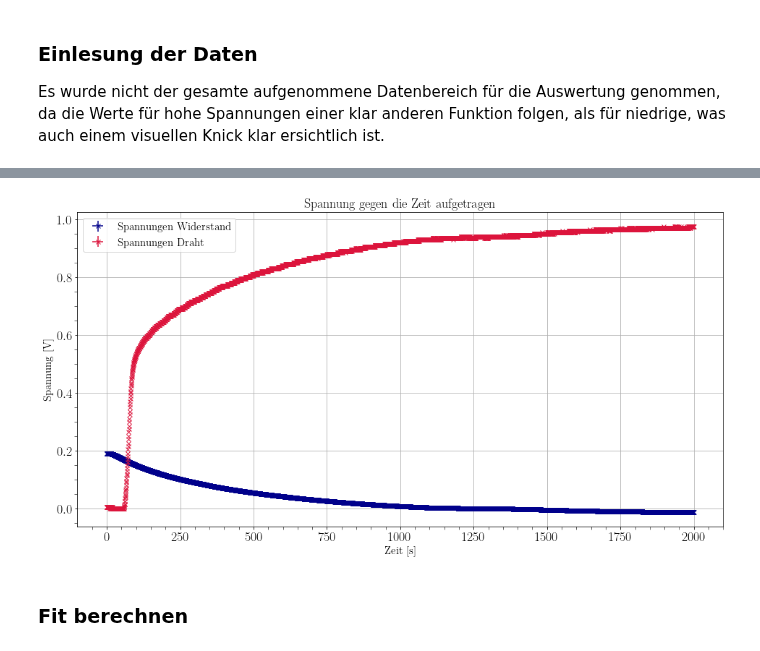
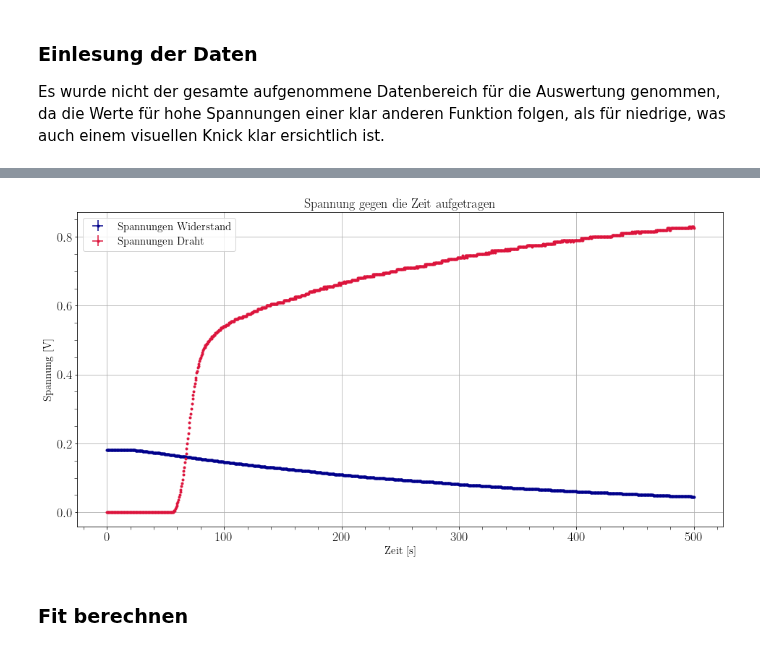
Before and after one commit to MayerPablo/FP, a Jupyter notebook: Supraleiter/Supraleier.ipynb, the cells around one changed output, grey strips where cells are left out. Saved outputs shown, nothing was run; the diff lists cells and outputs as text; code cells hidden in the pictures.

```diff
--- a/Supraleiter/Supraleier.ipynb
+++ b/Supraleiter/Supraleier.ipynb
@@ -211,22 +231,22 @@ spannungUB1quarterGoofyAhMessung2 = quarterGoofyAhMessung['Spannung U_B1 / V'].t
 # %%
 # Plotgröße anpassen
 plt.figure(figsize=(16, 8))
 
 # Gemessene Spannungswerte auftragen
-plt.errorbar(zeitMessungKaltWarmHTS, spannungUA1MessungKaltWarmHTS, xerr=0, yerr=0,
-             fmt='.', color='darkblue', label='Spannungen Widerstand', marker='x')
+plt.errorbar(zeitMessung1HTS, spannungUA1Messung1HTS, xerr=0, yerr=0,
+             fmt='.', color='darkblue', label='Spannungen Widerstand')
 
-plt.errorbar(zeitMessungKaltWarmHTS, spannungUB1MessungKaltWarmHTS, xerr=0, yerr=0,
-             fmt='.', color='crimson', label='Spannungen Draht', marker='x')
+plt.errorbar(zeitMessung1HTS, spannungUB1Messung1HTS, xerr=0, yerr=0,
+             fmt='.', color='crimson', label='Spannungen Draht')
 
 # labels und legend
 plt.xlabel(r'Zeit [s]')
 plt.ylabel(r'Spannung [V]')
 plt.legend()
 
 # Plot anzeigen lassen
 plt.grid(True)
 plt.title('Spannung gegen die Zeit aufgetragen')
 plt.show()
 # %% [output]
-[figure, old version]
+[figure, new version]
```
Also changed, not shown: parts of 11 cells of this notebook, 9 other files.
